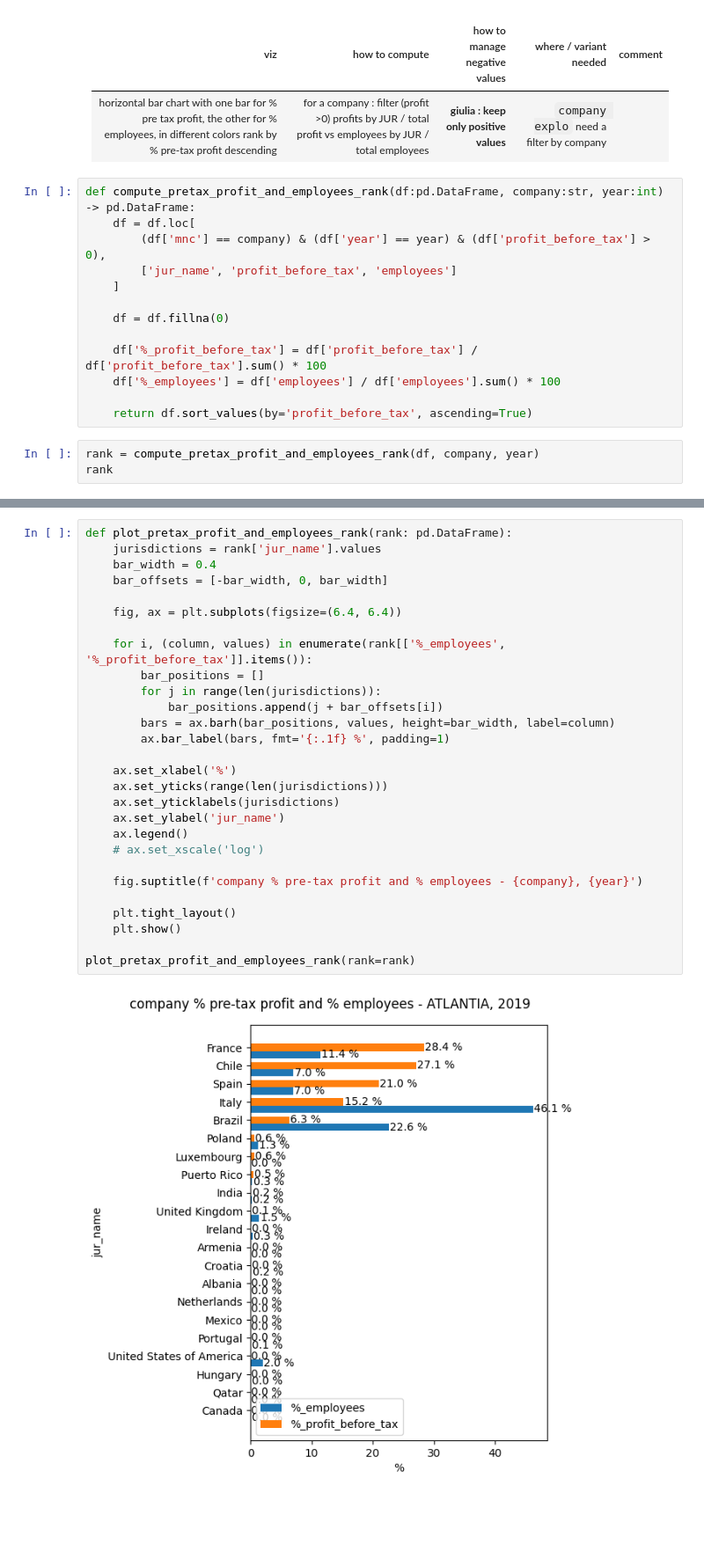
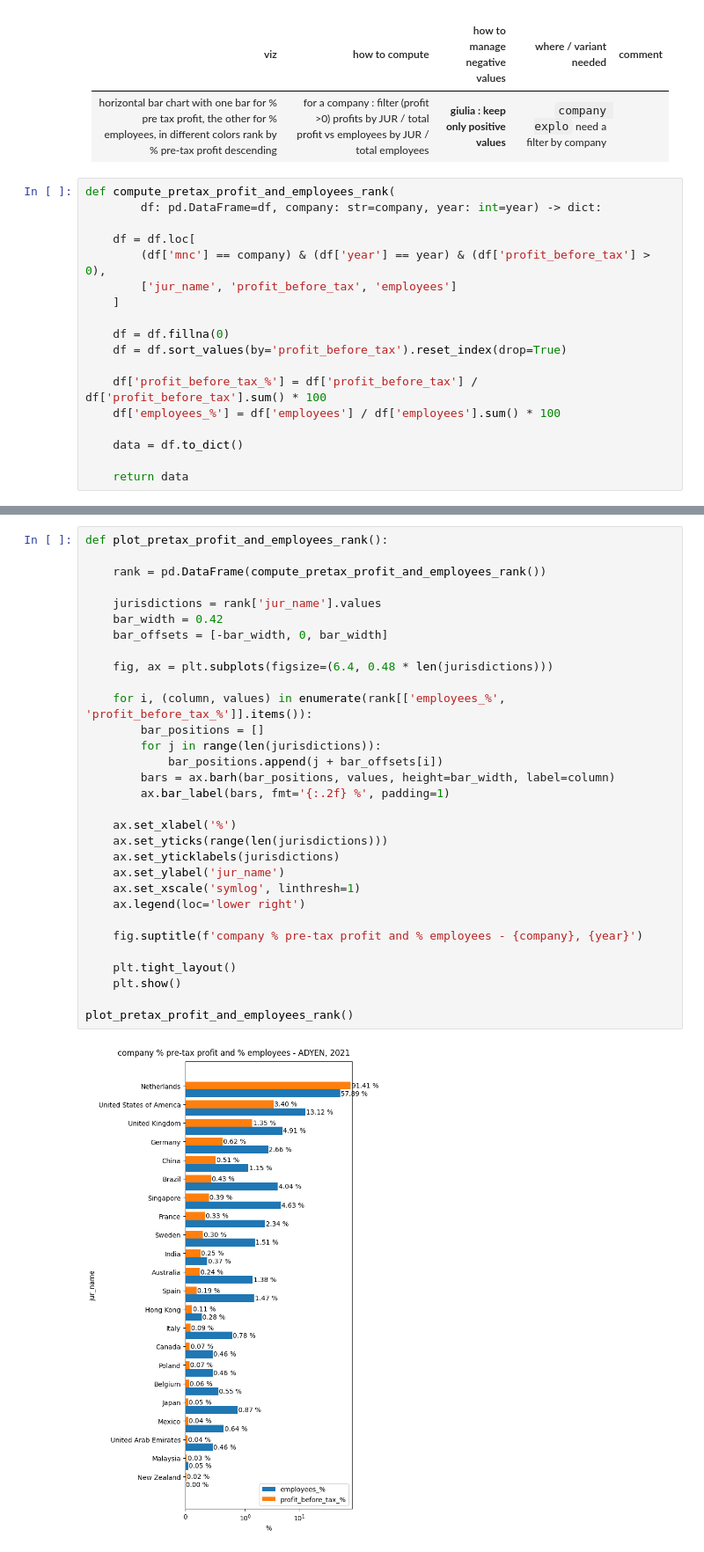
Before and after one commit to anquetos/data4good-taxobservatory-dataviz, a Jupyter notebook: taxobservatory-dataviz.ipynb, the cells around one changed output, grey strips where cells are left out. Shown: that part at 88% size. Saved outputs shown, nothing was run; the diff lists cells and outputs as text; blank space fills up the shorter version.

Commit message:
Changed return type for viz 15 and add autosize on plot.

```diff
--- a/taxobservatory-dataviz.ipynb
+++ b/taxobservatory-dataviz.ipynb
@@ -202,18 +201,20 @@ plot_jurisdictions_top_revenue()
 |-|-|-|-|-|
 |horizontal bar chart with one bar for % pre tax profit, the other for % employees, in different colors rank by % pre-tax profit descending|for a company : filter (profit >0) profits by JUR / total profit vs employees by JUR / total employees|**giulia : keep only positive values**|`company explo` need a filter by company||
 # %%
-def compute_pretax_profit_and_employees_rank(df:pd.DataFrame, company:str, year:int) -> pd.DataFrame:
+def compute_pretax_profit_and_employees_rank(
+        df: pd.DataFrame=df, company: str=company, year: int=year) -> dict:
+
     df = df.loc[
         (df['mnc'] == company) & (df['year'] == year) & (df['profit_before_tax'] > 0),
         ['jur_name', 'profit_before_tax', 'employees']
     ]
 
     df = df.fillna(0)
+    df = df.sort_values(by='profit_before_tax').reset_index(drop=True)
 
-    df['%_profit_before_tax'] = df['profit_before_tax'] / df['profit_before_tax'].sum() * 100
-    df['%_employees'] = df['employees'] / df['employees'].sum() * 100
+    df['profit_before_tax_%'] = df['profit_before_tax'] / df['profit_before_tax'].sum() * 100
+    df['employees_%'] = df['employees'] / df['employees'].sum() * 100
 
-    return df.sort_values(by='profit_before_tax', ascending=True)
+    data = df.to_dict()
+
+    return data
-# %%
-rank = compute_pretax_profit_and_employees_rank(df, company, year)
-rank
@@ -238,30 +241,33 @@ rank
 # %%
-def plot_pretax_profit_and_employees_rank(rank: pd.DataFrame):
+def plot_pretax_profit_and_employees_rank():
+
+    rank = pd.DataFrame(compute_pretax_profit_and_employees_rank())
+
     jurisdictions = rank['jur_name'].values
-    bar_width = 0.4
+    bar_width = 0.42
     bar_offsets = [-bar_width, 0, bar_width]
 
-    fig, ax = plt.subplots(figsize=(6.4, 6.4))
+    fig, ax = plt.subplots(figsize=(6.4, 0.48 * len(jurisdictions)))
 
-    for i, (column, values) in enumerate(rank[['%_employees', '%_profit_before_tax']].items()):
+    for i, (column, values) in enumerate(rank[['employees_%', 'profit_before_tax_%']].items()):
         bar_positions = []
         for j in range(len(jurisdictions)):
             bar_positions.append(j + bar_offsets[i])
         bars = ax.barh(bar_positions, values, height=bar_width, label=column)
-        ax.bar_label(bars, fmt='{:.1f} %', padding=1)
+        ax.bar_label(bars, fmt='{:.2f} %', padding=1)
 
     ax.set_xlabel('%')
     ax.set_yticks(range(len(jurisdictions)))
     ax.set_yticklabels(jurisdictions)
     ax.set_ylabel('jur_name')
-    ax.legend()
-    # ax.set_xscale('log')
+    ax.set_xscale('symlog', linthresh=1)
+    ax.legend(loc='lower right')
 
     fig.suptitle(f'company % pre-tax profit and % employees - {company}, {year}')
 
     plt.tight_layout()
     plt.show()
 
-plot_pretax_profit_and_employees_rank(rank=rank)
+plot_pretax_profit_and_employees_rank()
 # %% [output]
-[figure, old version]
+[figure, new version]
```
Also changed, not shown: parts of 8 cells of this notebook.
